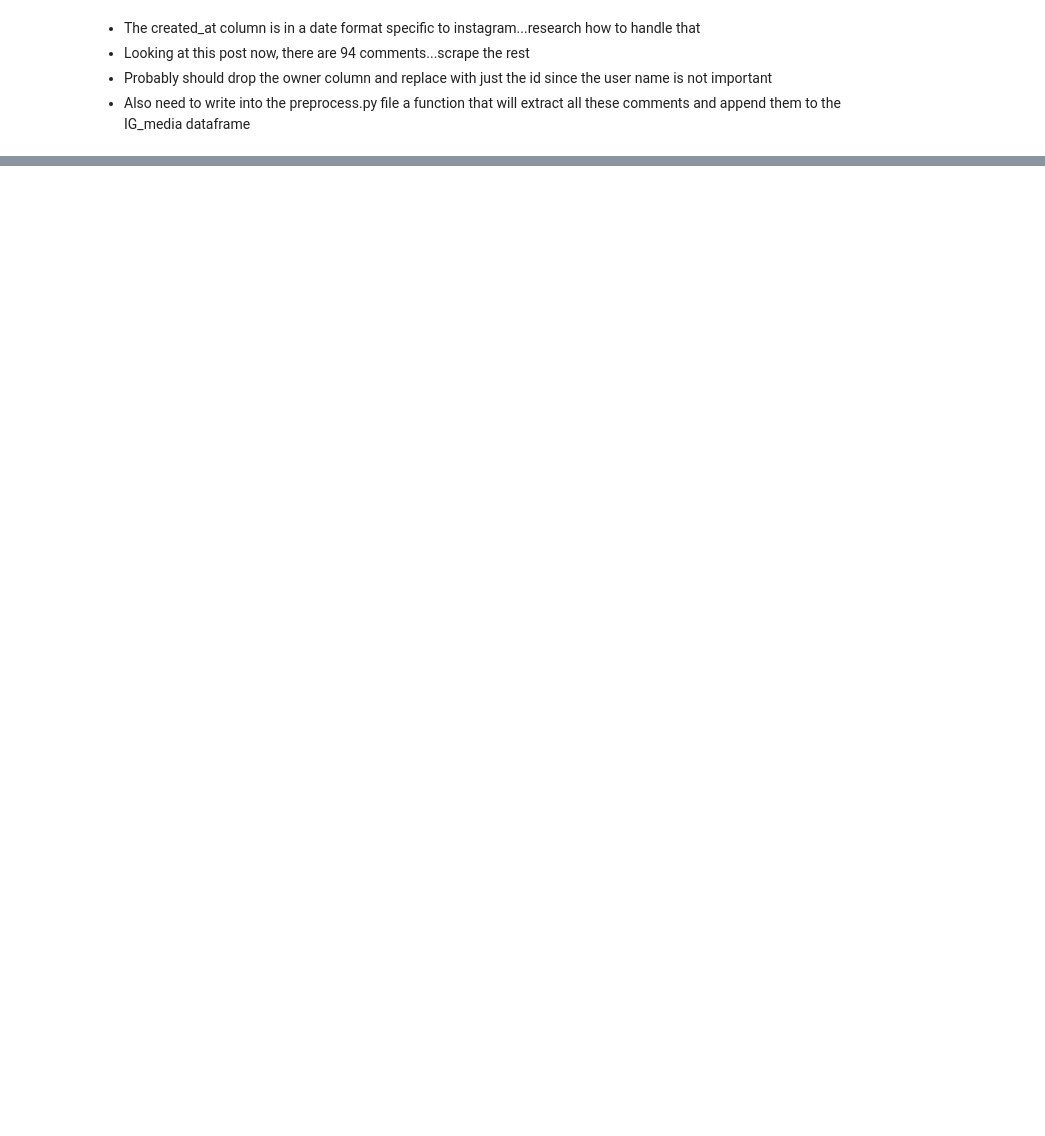
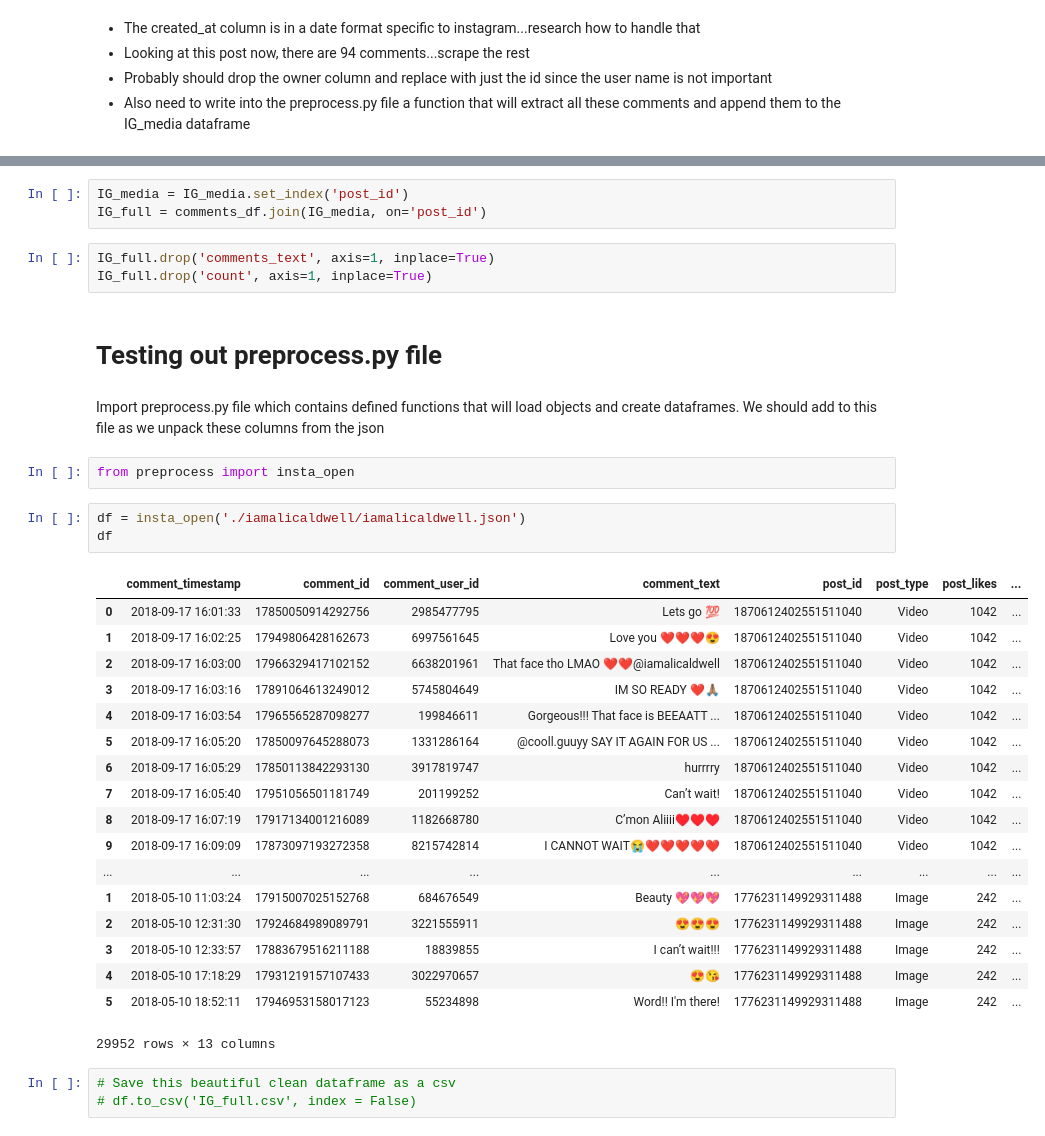
Before and after one commit to karolyxy/breakinghits, a Jupyter notebook: IG_cleaning.ipynb, the cells around one changed output, grey strips where cells are left out. Saved outputs shown, nothing was run; the diff lists cells and outputs as text; blank space fills up the shorter version.

```diff
--- a/IG_cleaning.ipynb
+++ b/IG_cleaning.ipynb
@@ -86,0 +286,37 @@ Another dictionary that will need to be handled in preprocess.py
+# %%
+IG_media = IG_media.set_index('post_id')
+IG_full = comments_df.join(IG_media, on='post_id')
+# %%
+IG_full.drop('comments_text', axis=1, inplace=True)
+IG_full.drop('count', axis=1, inplace=True)
+# %% [markdown]
+# Testing out preprocess.py file
+# %% [markdown]
+Import preprocess.py file which contains defined functions that will load objects and create dataframes. We should add to this file as we unpack these columns from the json
+# %%
+from preprocess import insta_open
+# %%
+df = insta_open('./iamalicaldwell/iamalicaldwell.json')
+df
+# %% [output]
+|  | comment_timestamp | comment_id | comment_user_id | comment_text | post_id | post_type | post_likes | ... |
+| 0 | 2018-09-17 16:01:33 | 17850050914292756 | 2985477795 | Lets go 💯 | 1870612402551511040 | Video | 1042 | ... |
+| 1 | 2018-09-17 16:02:25 | 17949806428162673 | 6997561645 | Love you ❤❤❤😍 | 1870612402551511040 | Video | 1042 | ... |
+| 2 | 2018-09-17 16:03:00 | 17966329417102152 | 6638201961 | That face tho LMAO ❤❤@iamalicaldwell | 1870612402551511040 | Video | 1042 | ... |
+| 3 | 2018-09-17 16:03:16 | 17891064613249012 | 5745804649 | IM SO READY ❤️🙏🏽 | 1870612402551511040 | Video | 1042 | ... |
+| 4 | 2018-09-17 16:03:54 | 17965565287098277 | 199846611 | Gorgeous!!! That face is BEEAATT ... | 1870612402551511040 | Video | 1042 | ... |
+| 5 | 2018-09-17 16:05:20 | 17850097645288073 | 1331286164 | @cooll.guuyy SAY IT AGAIN FOR US ... | 1870612402551511040 | Video | 1042 | ... |
+| 6 | 2018-09-17 16:05:29 | 17850113842293130 | 3917819747 | hurrrry | 1870612402551511040 | Video | 1042 | ... |
+| 7 | 2018-09-17 16:05:40 | 17951056501181749 | 201199252 | Can’t wait! | 1870612402551511040 | Video | 1042 | ... |
+| 8 | 2018-09-17 16:07:19 | 17917134001216089 | 1182668780 | C’mon Aliiii♥️♥️♥️ | 1870612402551511040 | Video | 1042 | ... |
+| 9 | 2018-09-17 16:09:09 | 17873097193272358 | 8215742814 | I CANNOT WAIT😭❤️❤️❤️❤️❤️ | 1870612402551511040 | Video | 1042 | ... |
+| ... | ... | ... | ... | ... | ... | ... | ... | ... |
+| 1 | 2018-05-10 11:03:24 | 17915007025152768 | 684676549 | Beauty 💖💖💖 | 1776231149929311488 | Image | 242 | ... |
+| 2 | 2018-05-10 12:31:30 | 17924684989089791 | 3221555911 | 😍😍😍 | 1776231149929311488 | Image | 242 | ... |
+| 3 | 2018-05-10 12:33:57 | 17883679516211188 | 18839855 | I can’t wait!!! | 1776231149929311488 | Image | 242 | ... |
+| 4 | 2018-05-10 17:18:29 | 17931219157107433 | 3022970657 | 😍😘 | 1776231149929311488 | Image | 242 | ... |
+| 5 | 2018-05-10 18:52:11 | 17946953158017123 | 55234898 | Word!! I'm there! | 1776231149929311488 | Image | 242 | ... |
+29952 rows × 13 columns
+# %%
+# Save this beautiful clean dataframe as a csv
+# df.to_csv('IG_full.csv', index = False)
```
Also changed, not shown: parts of 44 cells of this notebook, 1 other file.
